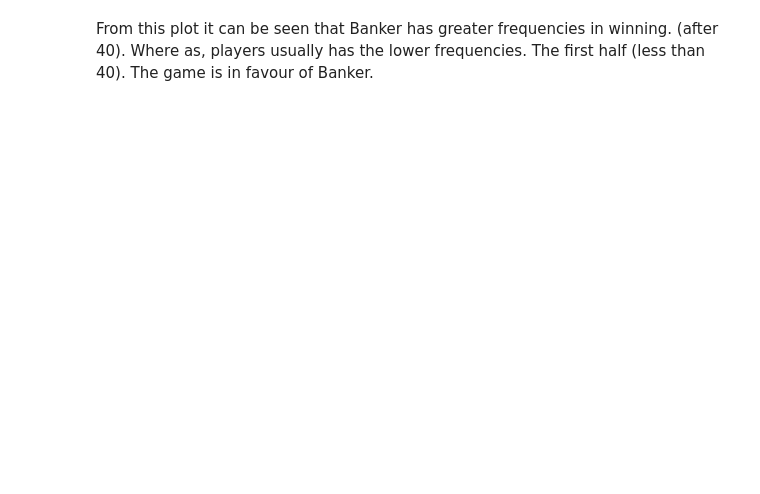
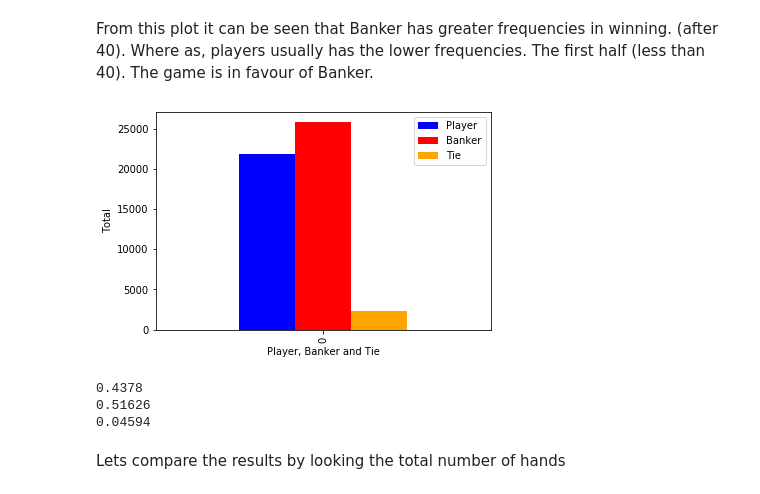
Before and after one commit to hmooy/Baccarat, a Jupyter notebook: Baccarat.ipynb, the cells around one changed output. Cells and saved outputs as stored; diff of their text form; code cells hidden in the pictures; blank space fills up the shorter version.

Commit message:
Included expected value

```diff
--- a/Baccarat.ipynb
+++ b/Baccarat.ipynb
@@ -191,2 +205,31 @@ plt.hist(a[0:2], bins = 10, color = colors)
 # %% [markdown]
 From this plot it can be seen that Banker has greater frequencies in winning. (after 40). Where as, players usually has the lower frequencies. The first half (less than 40). The game is in favour of Banker.
+# %%
+colors_three = ['blue', 'red', 'orange']
+
+df = pd.DataFrame({
+    'Player':[a[3]],
+    'Banker':[a[4]],
+    'Tie':[a[5]]
+})
+# %%
+df.plot(kind = 'bar', color = colors_three)
+plt.xlabel('Player, Banker and Tie')
+plt.ylabel('Total')
+plt.show()
+# %% [output]
+[figure, added]
+# %%
+expected_player = a[3]/n
+expected_banker = a[4]/n
+expected_tie = a[5]/n
+
+print(expected_player)
+print(expected_banker)
+print(expected_tie)
+# %% [output]
+0.4378
+0.51626
+0.04594
+# %% [markdown]
+Lets compare the results by looking the total number of hands
```
Also changed, not shown: parts of 8 cells of this notebook.
